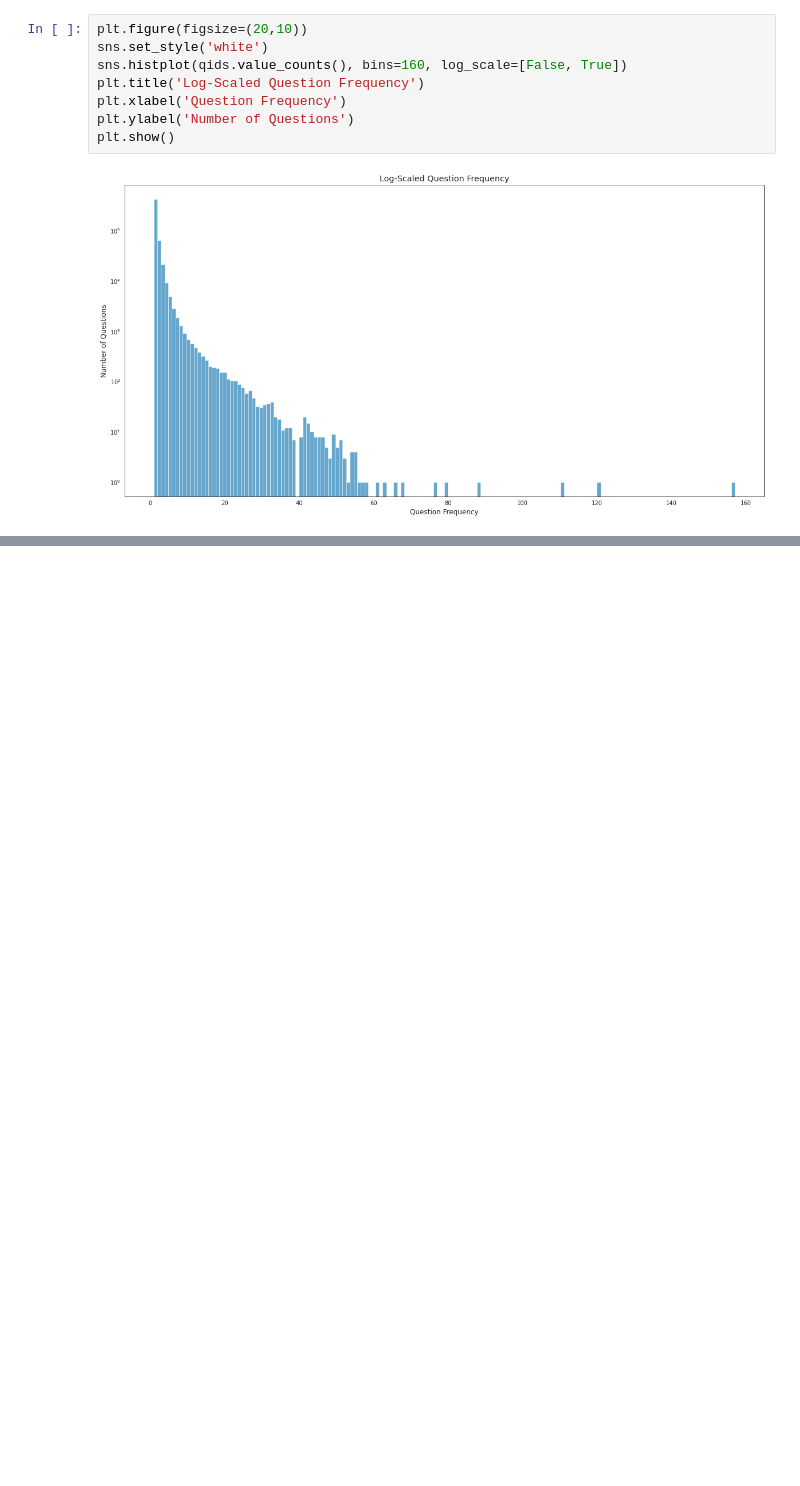
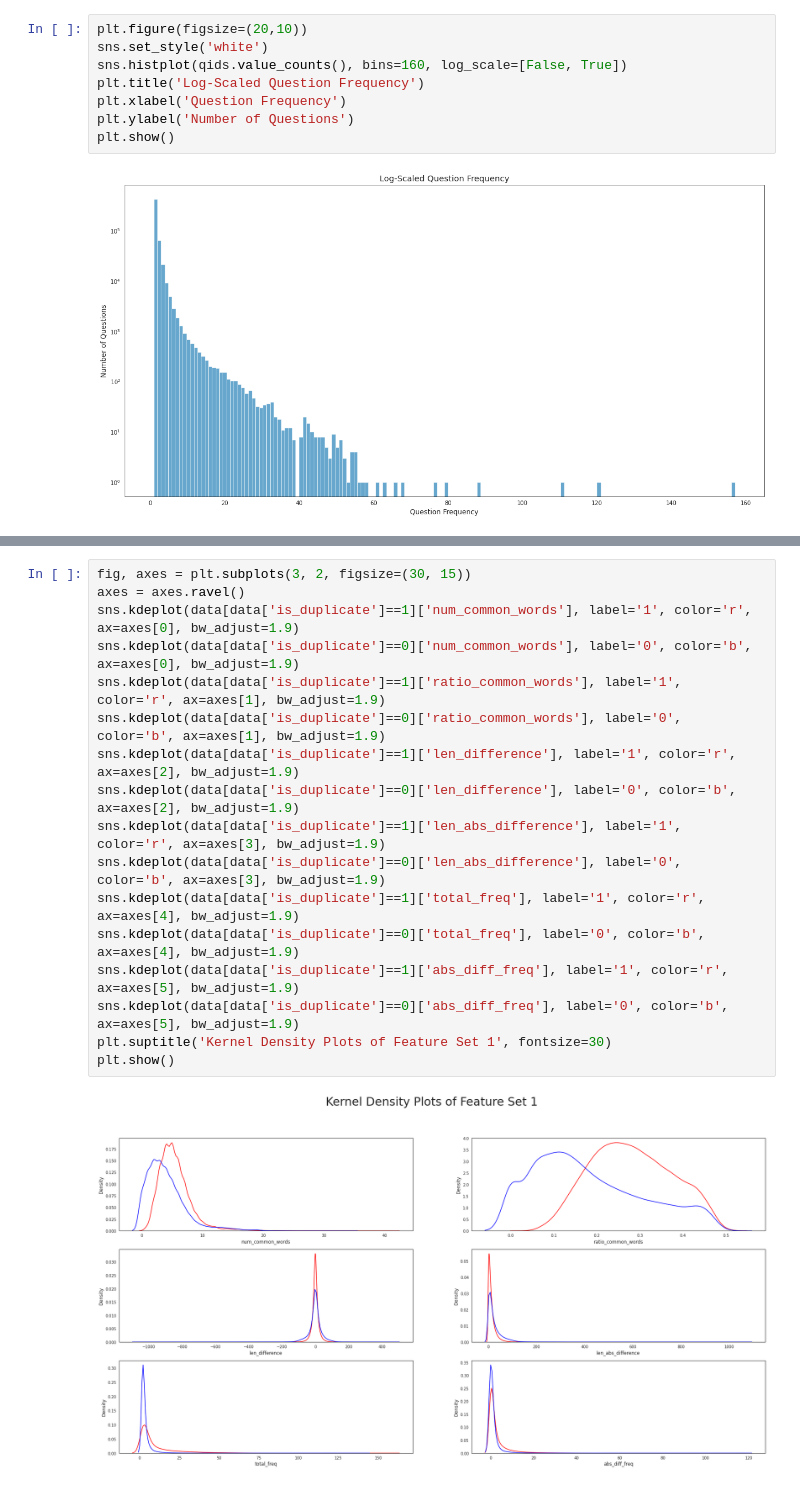
Before and after one commit to Graham-Broughton/NLP-Quora, a Jupyter notebook: 1.Quora_EDA.ipynb, the cells around one changed output, grey strips where cells are left out. Cells and saved outputs as stored; diff of their text form; blank space fills up the shorter version.

```diff
--- a/1.Quora_EDA.ipynb
+++ b/1.Quora_EDA.ipynb
@@ -126,0 +215,19 @@ plt.show()
+# %%
+fig, axes = plt.subplots(3, 2, figsize=(30, 15))
+axes = axes.ravel()
+sns.kdeplot(data[data['is_duplicate']==1]['num_common_words'], label='1', color='r', ax=axes[0], bw_adjust=1.9)
+sns.kdeplot(data[data['is_duplicate']==0]['num_common_words'], label='0', color='b', ax=axes[0], bw_adjust=1.9)
+sns.kdeplot(data[data['is_duplicate']==1]['ratio_common_words'], label='1', color='r', ax=axes[1], bw_adjust=1.9)
+sns.kdeplot(data[data['is_duplicate']==0]['ratio_common_words'], label='0', color='b', ax=axes[1], bw_adjust=1.9)
+sns.kdeplot(data[data['is_duplicate']==1]['len_difference'], label='1', color='r', ax=axes[2], bw_adjust=1.9)
+sns.kdeplot(data[data['is_duplicate']==0]['len_difference'], label='0', color='b', ax=axes[2], bw_adjust=1.9)
+sns.kdeplot(data[data['is_duplicate']==1]['len_abs_difference'], label='1', color='r', ax=axes[3], bw_adjust=1.9)
+sns.kdeplot(data[data['is_duplicate']==0]['len_abs_difference'], label='0', color='b', ax=axes[3], bw_adjust=1.9)
+sns.kdeplot(data[data['is_duplicate']==1]['total_freq'], label='1', color='r', ax=axes[4], bw_adjust=1.9)
+sns.kdeplot(data[data['is_duplicate']==0]['total_freq'], label='0', color='b', ax=axes[4], bw_adjust=1.9)
+sns.kdeplot(data[data['is_duplicate']==1]['abs_diff_freq'], label='1', color='r', ax=axes[5], bw_adjust=1.9)
+sns.kdeplot(data[data['is_duplicate']==0]['abs_diff_freq'], label='0', color='b', ax=axes[5], bw_adjust=1.9)
+plt.suptitle('Kernel Density Plots of Feature Set 1', fontsize=30)
+plt.show()
+# %% [output]
+[figure, added]
```
Also changed, not shown: parts of 12 cells of this notebook, 1 other file.
